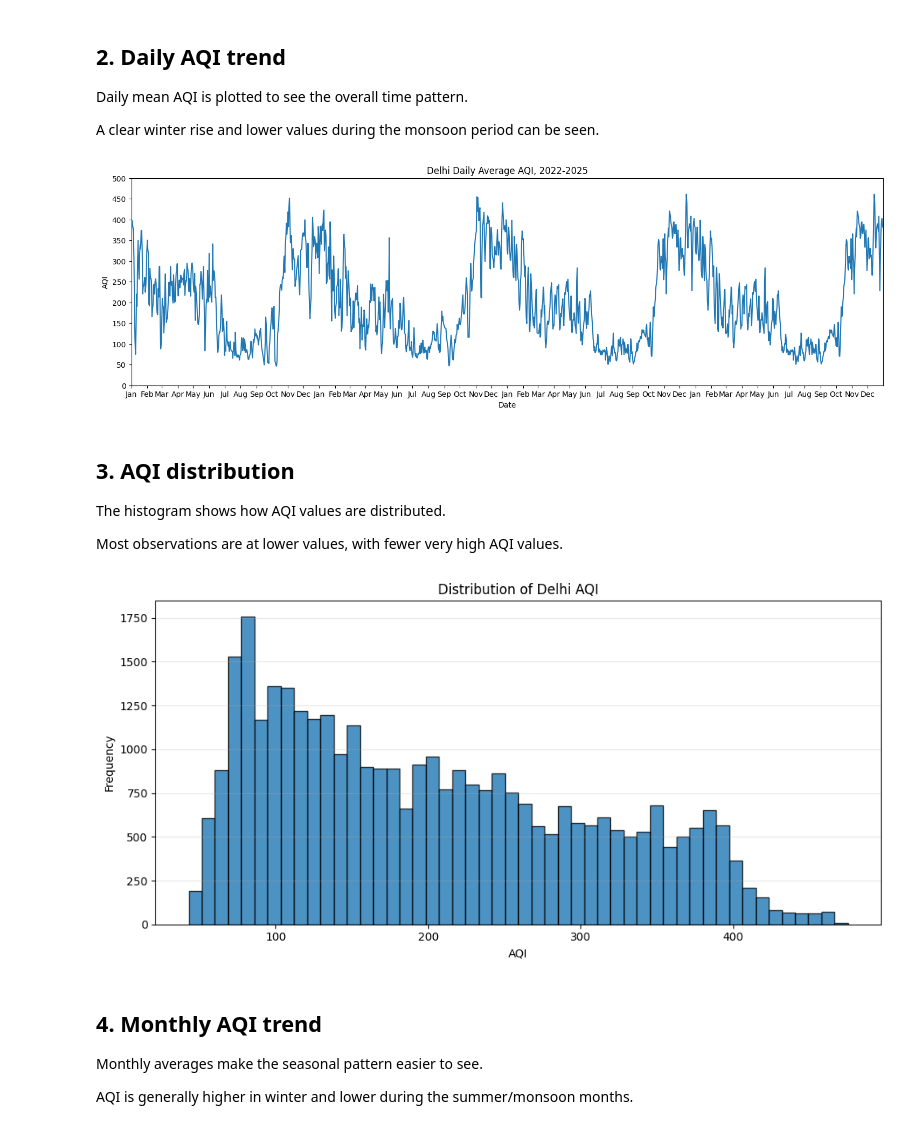
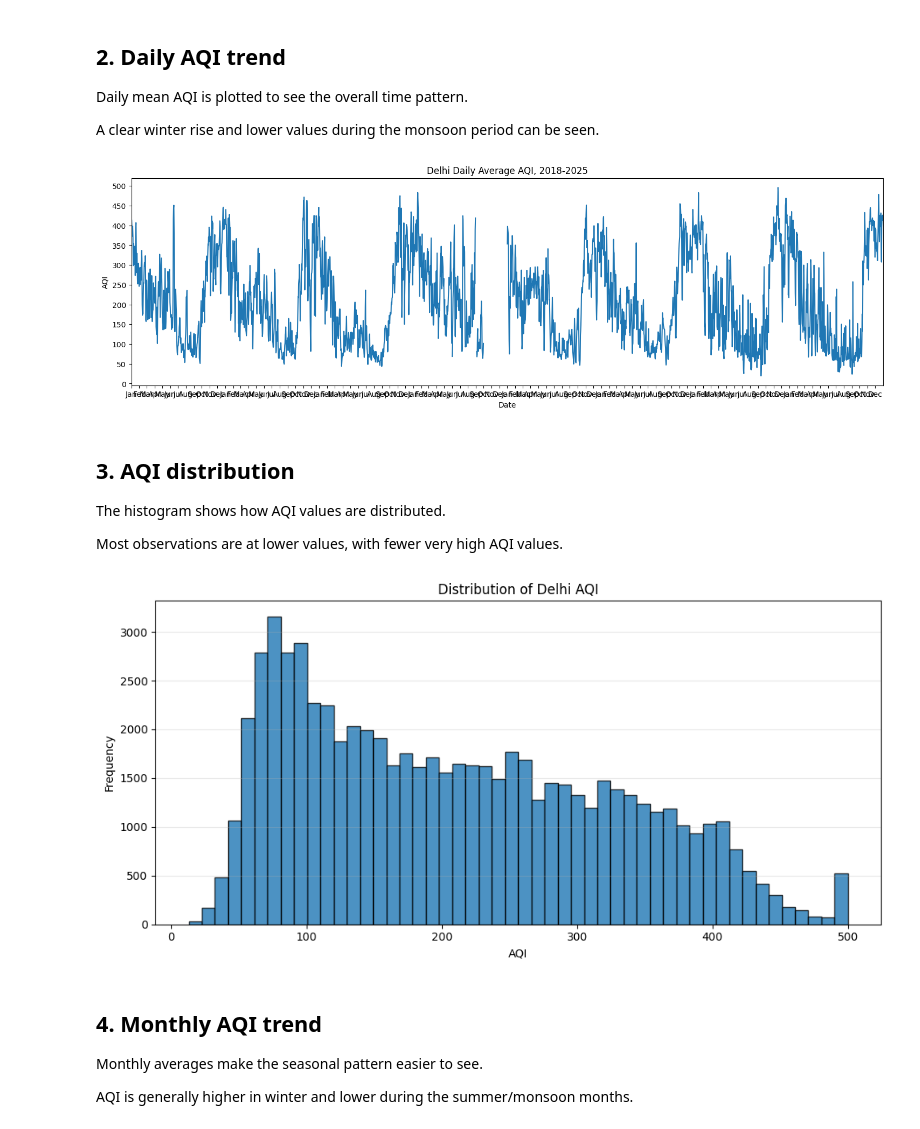
Before and after one commit to texas-ctrl/Delhi-aqi-forecasting, a Jupyter notebook: notebooks/02_eda_data.ipynb, the cells around one changed output. Cells and saved outputs as stored; diff of their text form; code cells hidden in the pictures.

Commit message:
Update EDA analysis, embedded figures, and modeling pipeline for 2018-2025

```diff
--- a/notebooks/02_eda_data.ipynb
+++ b/notebooks/02_eda_data.ipynb
@@ -22,7 +22,7 @@ import pandas as pd
 import matplotlib.pyplot as plt
 import matplotlib.dates as mdates
 
-final = pd.read_csv("../processed_data/delhi_6station_avg_2022_2025.csv", index_col="Timestamp", parse_dates=True)
+final = pd.read_csv("../processed_data/delhi_6station_avg_2018_2025.csv", index_col="Timestamp", parse_dates=True)
 # %% [markdown]
 ## 2. Daily AQI trend
 
@@ -32,20 +32,20 @@ A clear winter rise and lower values during the monsoon period can be seen.
 # %%
 # Daily AQI trend.
 ax = final['AQI'].resample('D').mean().plot(figsize=(18,5))
 
-plt.title("Delhi Daily Average AQI, 2022-2025")
+plt.title("Delhi Daily Average AQI, 2018-2025")
 plt.ylabel("AQI")
 plt.xlabel("Date")
 
 ax.xaxis.set_major_locator(mdates.MonthLocator())
 ax.xaxis.set_major_formatter(mdates.DateFormatter('%b'))
 
 plt.xticks(rotation=0)
 plt.yticks(range(0, 501, 50))
 
 plt.show()
 # %% [output]
-[figure, old version]
+[figure, new version]
 # %% [markdown]
 ## 3. AQI distribution
 
@@ -66,7 +66,7 @@ plt.grid(axis='y', alpha=0.3)
 plt.tight_layout()
 plt.show()
 # %% [output]
-[figure, old version]
+[figure, new version]
 # %% [markdown]
 ## 4. Monthly AQI trend
 
```
Also changed, not shown: parts of 42 cells of this notebook, 12 other files.
